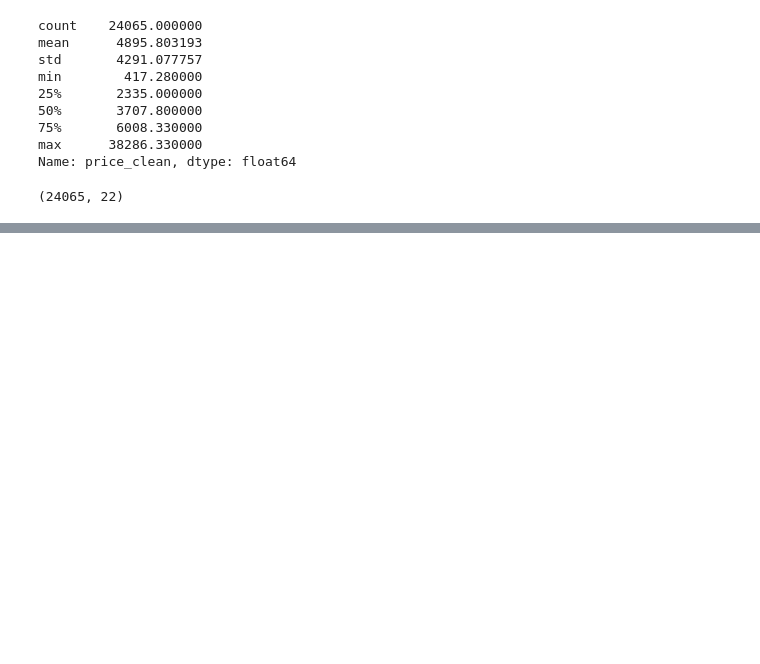
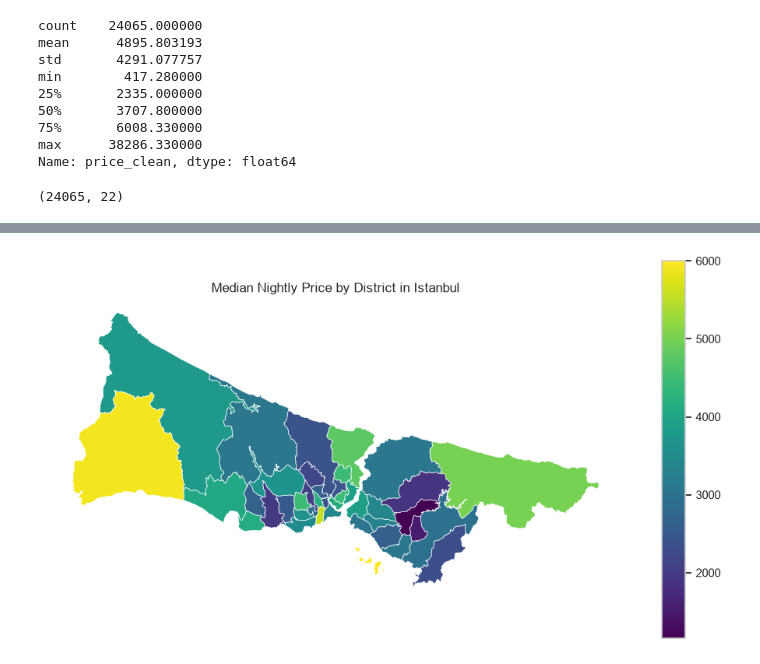
Before and after one commit to mustafaemreyavuz1/istanbul-airbnb-analysis, a Jupyter notebook: notebooks/01_cleaning.ipynb, the cells around one changed output, grey strips where cells are left out. Drawn from its saved outputs; the diff is of its cells as text; code cells hidden in the pictures; blank space fills up the shorter version.

```diff
--- a/notebooks/01_cleaning.ipynb
+++ b/notebooks/01_cleaning.ipynb
@@ -141,0 +234,5 @@ Matplotlib is building the font cache; this may take a moment.
+# %%
+import geopandas as gpd
+
+gdf = gpd.read_file("../data/neighbourhoods.geojson")
+print(gdf.head())
@@ -141,0 +253,28 @@ Matplotlib is building the font cache; this may take a moment.
+# %%
+medians = (
+    df_clean.groupby("neighbourhood_cleansed")["price_clean"]
+    .median()
+    .reset_index()
+)
+gdf = gdf.merge(
+    medians,
+    left_on="neighbourhood",
+    right_on="neighbourhood_cleansed",
+    how="left",
+)
+
+fig, ax = plt.subplots(figsize=(12, 8))
+gdf.plot(
+    column="price_clean",
+    cmap="viridis",
+    legend=True,
+    ax=ax,
+    missing_kwds={"color": "lightgrey"},
+    edgecolor="white",
+    linewidth=0.5,
+)
+ax.set_title("Median Nightly Price by District in Istanbul")
+ax.axis("off")
+plt.show()
+# %% [output]
+[figure, added]
```
Also changed, not shown: parts of 6 cells of this notebook, 1 other file.
